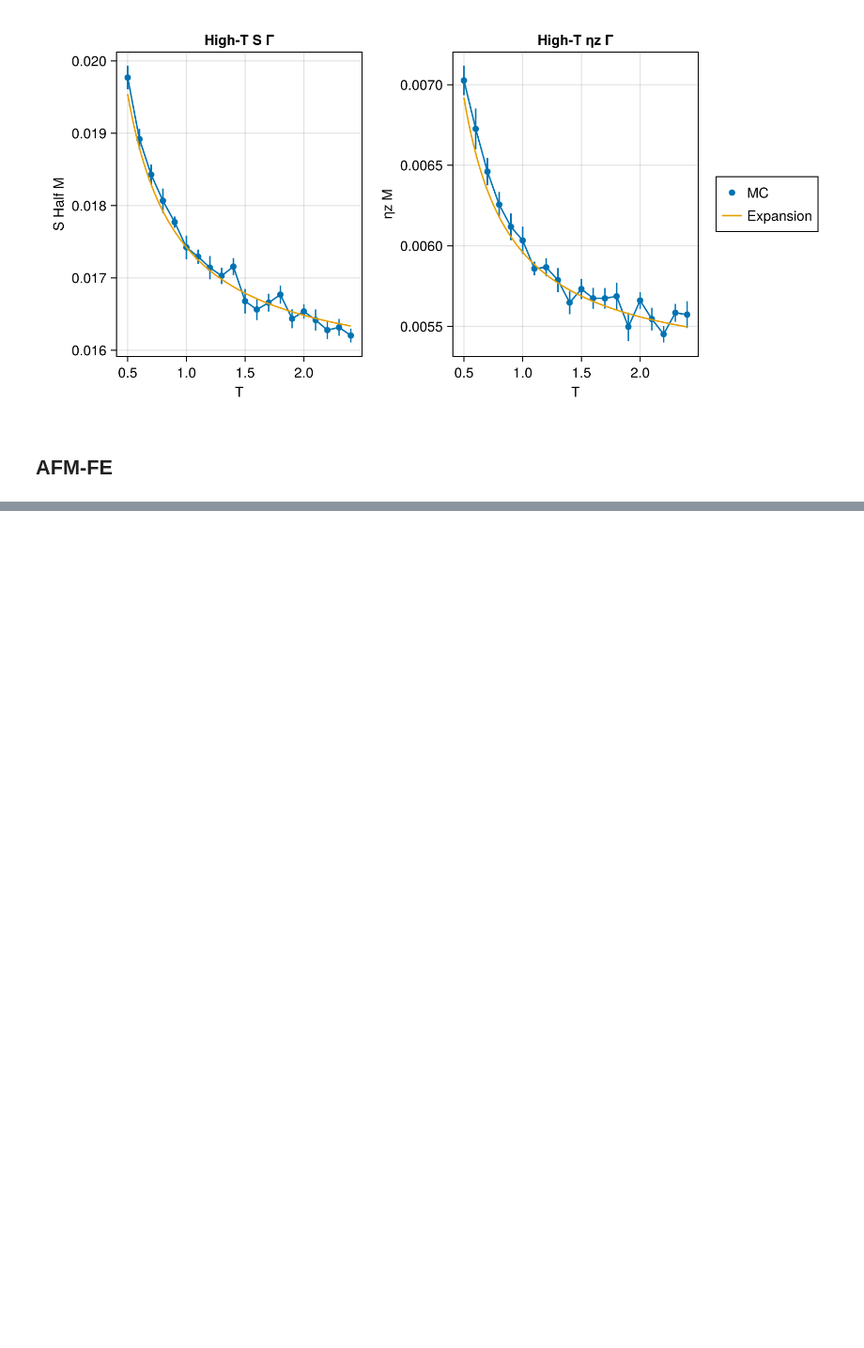
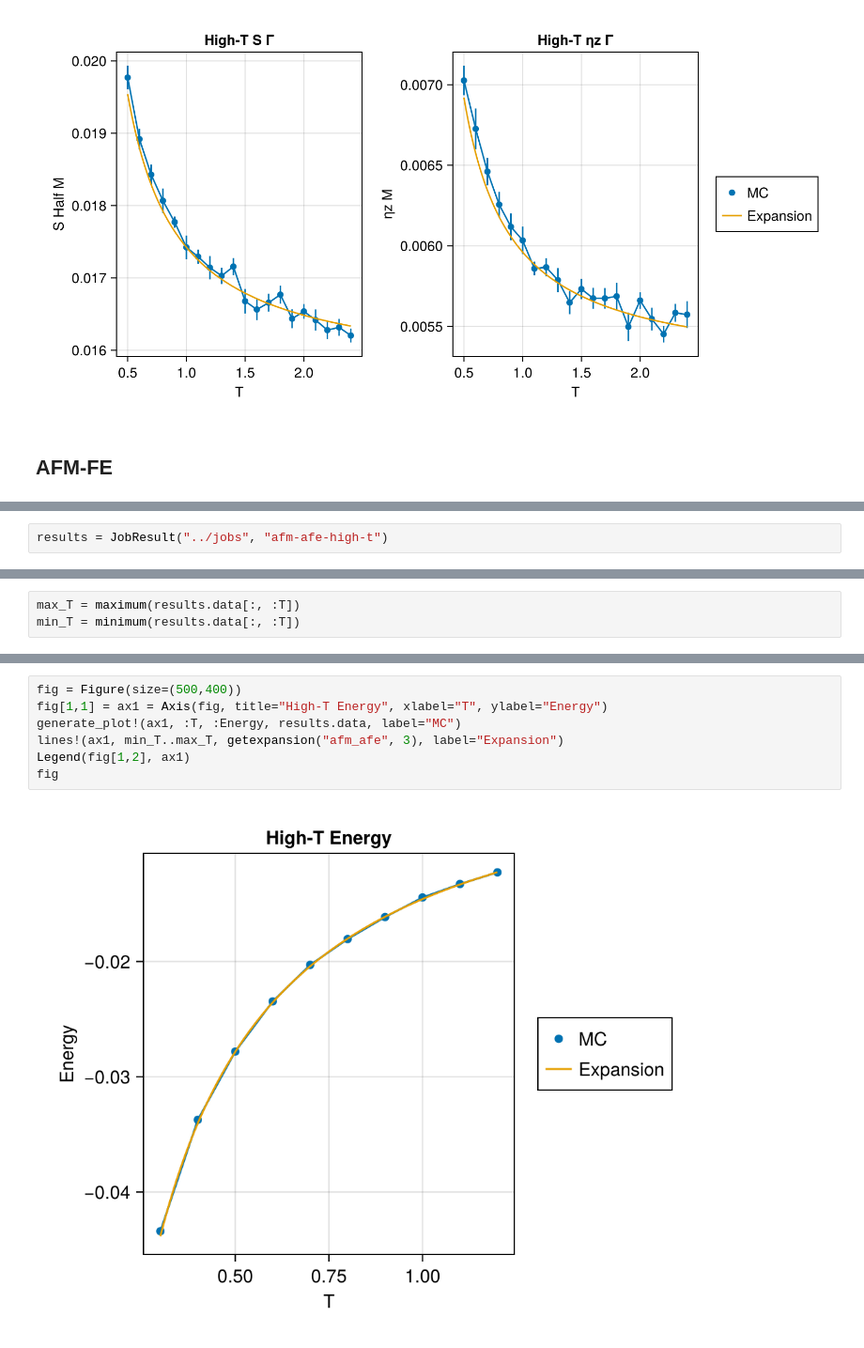
Before and after one commit to PatXue/WignerMolecule.jl, a Jupyter notebook: high-temp/plotting.ipynb, the cells around one changed output, grey strips where cells are left out. Shown at 94% size. Cells and saved outputs as stored; diff of their text form; blank space fills up the shorter version.

```diff
--- a/high-temp/plotting.ipynb
+++ b/high-temp/plotting.ipynb
@@ -250,0 +249,2 @@ fig
+# %%
+results = JobResult("../jobs", "afm-afe-high-t")
@@ -250,0 +267,3 @@ fig
+# %%
+max_T = maximum(results.data[:, :T])
+min_T = minimum(results.data[:, :T])
@@ -250,0 +281,9 @@ fig
+# %%
+fig = Figure(size=(500,400))
+fig[1,1] = ax1 = Axis(fig, title="High-T Energy", xlabel="T", ylabel="Energy")
+generate_plot!(ax1, :T, :Energy, results.data, label="MC")
+lines!(ax1, min_T..max_T, getexpansion("afm_afe", 3), label="Expansion")
+Legend(fig[1,2], ax1)
+fig
+# %% [output]
+[figure, added]
```
Also changed, not shown: parts of 9 cells of this notebook.
